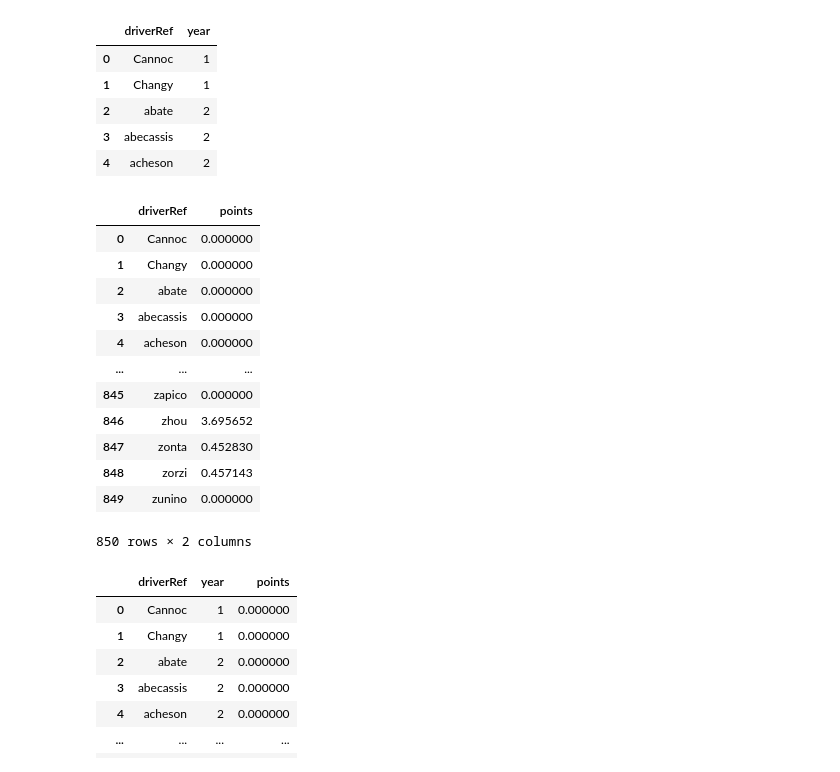
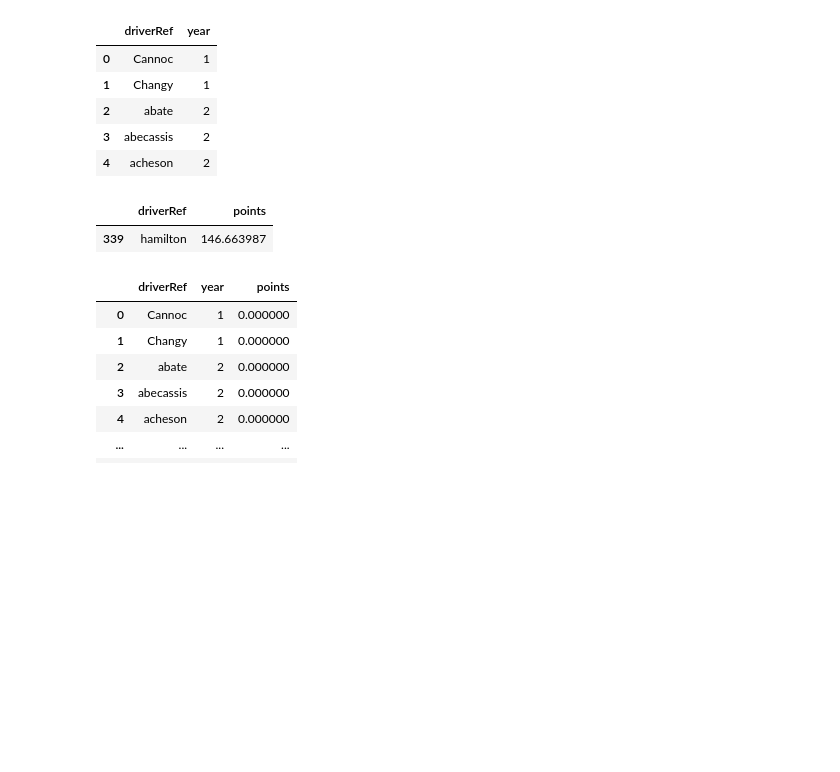
Before and after one commit to anthoskountouris/Formula1_data_visualisation, a Jupyter notebook: data_pre-processing/q2.ipynb, the cells around one changed output. Saved outputs shown, nothing was run; the diff lists cells and outputs as text; code cells hidden in the pictures; blank space fills up the shorter version.

```diff
--- a/data_pre-processing/q2.ipynb
+++ b/data_pre-processing/q2.ipynb
@@ -148,21 +148,10 @@ f1_seasons_for_each_driver.head()
 # %%
 avg_points_per_season = merged_data.groupby('driverRef')['points'].mean().reset_index()
 avg_points_per_season
-# avg_points_per_season[avg_points_per_season['driverRef'] == 'hamilton']
+avg_points_per_season[avg_points_per_season['driverRef'] == 'hamilton']
 # %% [output]
 |  | driverRef | points |
-| 0 | Cannoc | 0.000000 |
-| 1 | Changy | 0.000000 |
-| 2 | abate | 0.000000 |
-| 3 | abecassis | 0.000000 |
-| 4 | acheson | 0.000000 |
-| ... | ... | ... |
-| 845 | zapico | 0.000000 |
-| 846 | zhou | 3.695652 |
-| 847 | zonta | 0.452830 |
-| 848 | zorzi | 0.457143 |
-| 849 | zunino | 0.000000 |
+| 339 | hamilton | 146.663987 |
-850 rows × 2 columns
 # %%
 final_merged_data = pd.merge(f1_seasons_for_each_driver, avg_points_per_season, on='driverRef')
 final_merged_data
```
Also changed, not shown: parts of 1 cell of this notebook, 13 other files.
